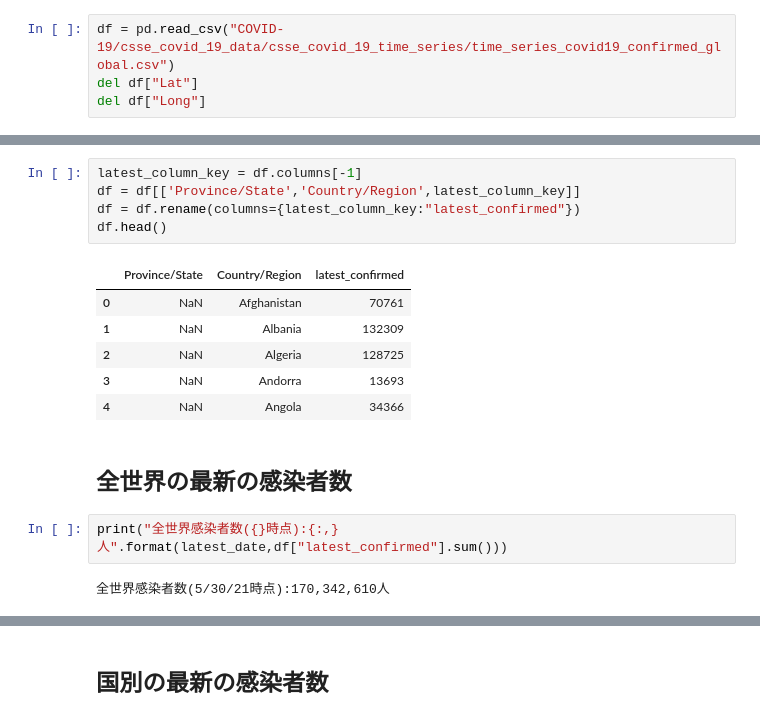
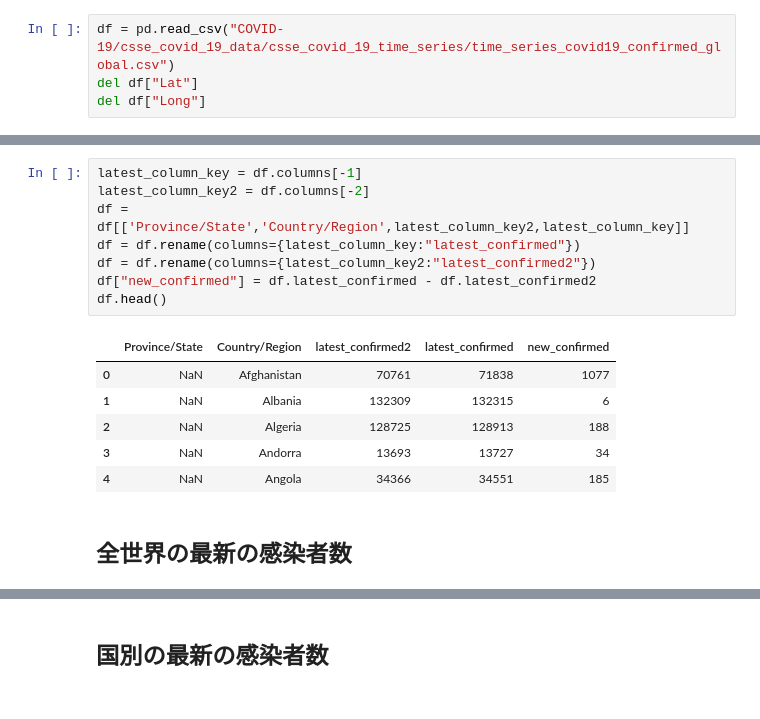
Before and after one commit to marzg510/data-analyze-covid-19, a Jupyter notebook: covid-19-global-latest.ipynb, the cells around one changed output, grey strips where cells are left out. Cells and saved outputs as stored; diff of their text form.

```diff
--- a/covid-19-global-latest.ipynb
+++ b/covid-19-global-latest.ipynb
@@ -24,18 +24,17 @@ latest_date
 # %%
 latest_column_key = df.columns[-1]
-df = df[['Province/State','Country/Region',latest_column_key]]
+latest_column_key2 = df.columns[-2]
+df = df[['Province/State','Country/Region',latest_column_key2,latest_column_key]]
 df = df.rename(columns={latest_column_key:"latest_confirmed"})
+df = df.rename(columns={latest_column_key2:"latest_confirmed2"})
+df["new_confirmed"] = df.latest_confirmed - df.latest_confirmed2
 df.head()
 # %% [output]
-|  | Province/State | Country/Region | latest_confirmed |
-| 0 | NaN | Afghanistan | 70761 |
-| 1 | NaN | Albania | 132309 |
-| 2 | NaN | Algeria | 128725 |
-| 3 | NaN | Andorra | 13693 |
-| 4 | NaN | Angola | 34366 |
+|  | Province/State | Country/Region | latest_confirmed2 | latest_confirmed | new_confirmed |
+| 0 | NaN | Afghanistan | 70761 | 71838 | 1077 |
+| 1 | NaN | Albania | 132309 | 132315 | 6 |
+| 2 | NaN | Algeria | 128725 | 128913 | 188 |
+| 3 | NaN | Andorra | 13693 | 13727 | 34 |
+| 4 | NaN | Angola | 34366 | 34551 | 185 |
 # %% [markdown]
 ## 全世界の最新の感染者数
-# %%
-print("全世界感染者数({}時点):{:,}人".format(latest_date,df["latest_confirmed"].sum()))
-# %% [output]
-全世界感染者数(5/30/21時点):170,342,610人
```
Also changed, not shown: parts of 20 cells of this notebook, 18 other files.
